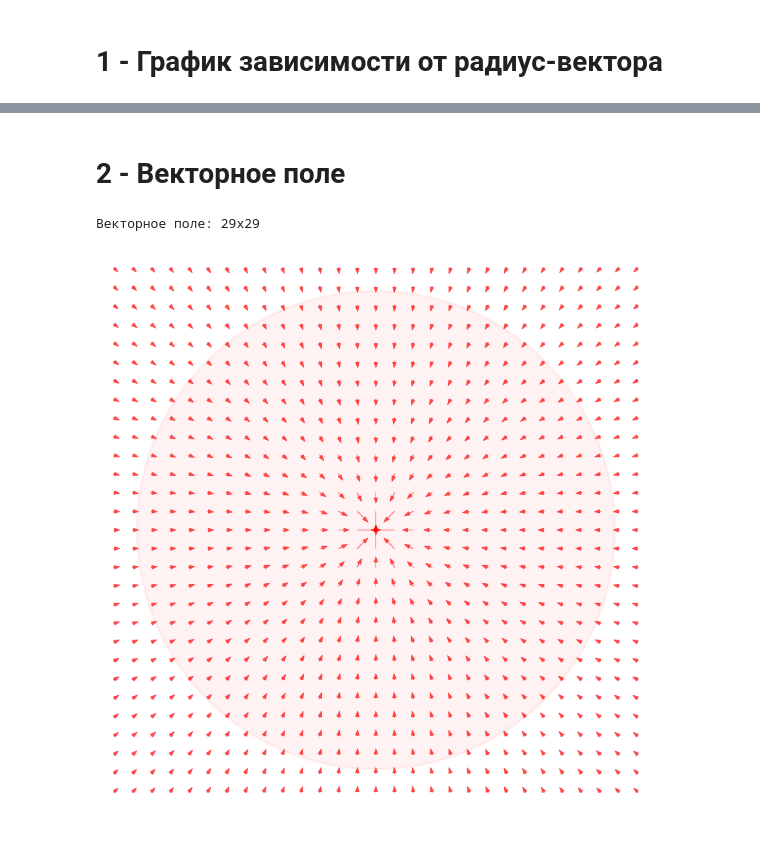
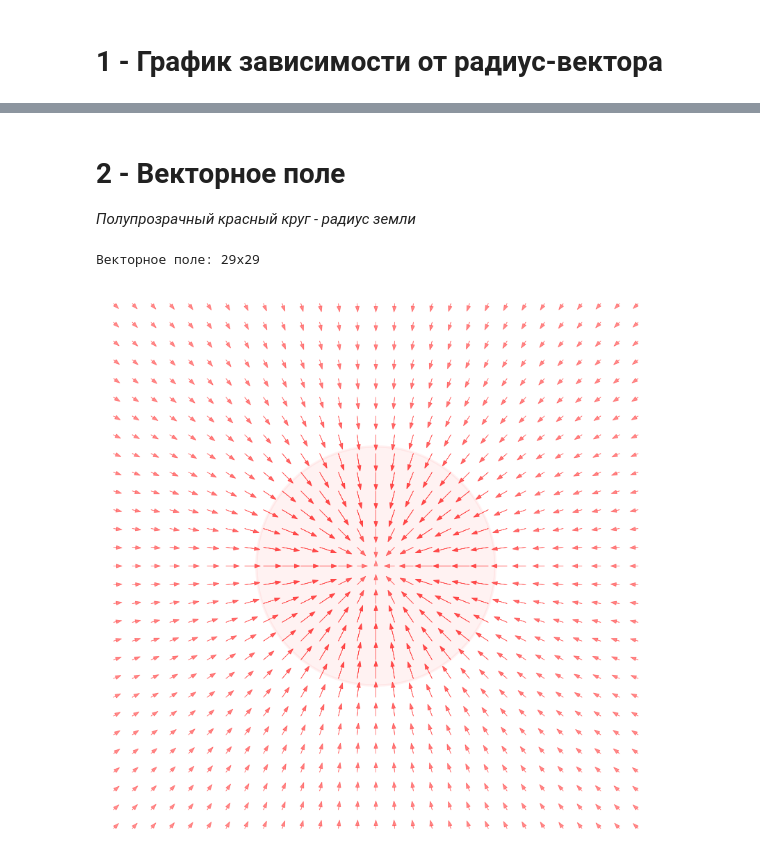
Before and after one commit to sqeezelemon/itmo-physics, a Jupyter notebook: modeling1/18.ipynb, the cells around one changed output, grey strips where cells are left out. Drawn from its saved outputs; the diff is of its cells as text; code cells hidden in the pictures.

```diff
--- a/modeling1/18.ipynb
+++ b/modeling1/18.ipynb
@@ -16,19 +26,23 @@ R_Earth = 6371000
 # %%
 # Напряжённость на расстоянии R
 def E(R: float) -> float:
-    global G, M
-    return G * M / R**2
+    global G, M, poly_g, p_avg
+    if (R >= R_Earth):
+        return G * M / R**2
+    else:
+        # return 4/3 * np.pi * G * p_avg * R
+        return poly_g(R/1000)
 # %% [markdown]
 # 1 - График зависимости от радиус-вектора
 # %%
 # Стартовый интервал (в метрах)
 int_start = 0.1
 # Конечный интервал (в метрах)
-int_end = 7000000
+int_end = 7000000*2
 # Шаг в графике
 step = 10000
 # Максимальное значение по y
-y_max = 1000
+y_max = 12
 # %%
 x = []
 y = []
@@ -50,16 +64,20 @@ plt.show()
 # %% [markdown]
 # 2 - Векторное поле
+*Полупрозрачный красный круг - радиус земли*
 # %%
-step = 500000
+# Шаг между точками, из которых считаются вектора
+step = 1000000
+# Процент длины стрелочки от максимальной, который всегда есть
 basearrowlen = 0.05
-xlim = (-7000000, 7000000)
-ylim = (-7000000, 7000000)
+# Границы по осям, где (0,0) - центр земли
+xlim = (-14000000, 14000000)
+ylim = (-14000000, 14000000)
 
 print(f"Векторное поле: {(xlim[1]-xlim[0])//step + 1}x{(ylim[1]-ylim[0])//step + 1}")
 # %% [output]
 Векторное поле: 29x29
 # %%
-E_max = E(step)
+E_max = E(3470000)
 
 def vec(x0: float, y0: float) -> tuple:
     global r, step, E_max, basearrowlen
@@ -71,26 +89,29 @@ def vec(x0: float, y0: float) -> tuple:
     dy = (-y0/dist)*step*k
     return (dx,dy)
 # %%
+# Vector field drawing
 # Initial setup
 plt.figure(dpi=250)
 plt.xlim(xlim[0], xlim[1])
 plt.ylim(ylim[0], ylim[1])
 
 grid = np.mgrid[xlim[0]:(xlim[1]+step):step, ylim[0]:(ylim[1]+step):step]
 gx, gy = np.array(grid[0]).reshape(-1), np.array(grid[1]).reshape(-1)
 
 for x,y in zip(gx, gy):
     dx,dy = vec(x,y)
-    plt.arrow(x,y,dx,dy, color="r", head_width=step//5, linewidth=0.2, alpha=0.7)
+    dx, dy = dx*0.7, dy*0.7
+    alpha = 0.7*(E(math.sqrt(x*x + y*y))/E_max*0.4 + 0.6)
+    plt.arrow(x,y,dx,dy, color="r", head_width=step//5, linewidth=0.2, alpha=alpha)
 
 # Show Earth radius if chosen radius is bigger than R_Earth
 if (xlim[0] >= R_Earth or xlim[1] >= R_Earth or
     ylim[0] >= R_Earth or ylim[1] >= R_Earth):
     circ = plt.Circle((0,0),R_Earth, color="r", alpha=0.05)
     plt.gca().add_patch(circ)
 
 plt.gca().set_aspect(1)
 plt.axis("off")
 plt.show()
 # %% [output]
-[figure, old version]
+[figure, new version]
```
Also changed, not shown: parts of 9 cells of this notebook.
